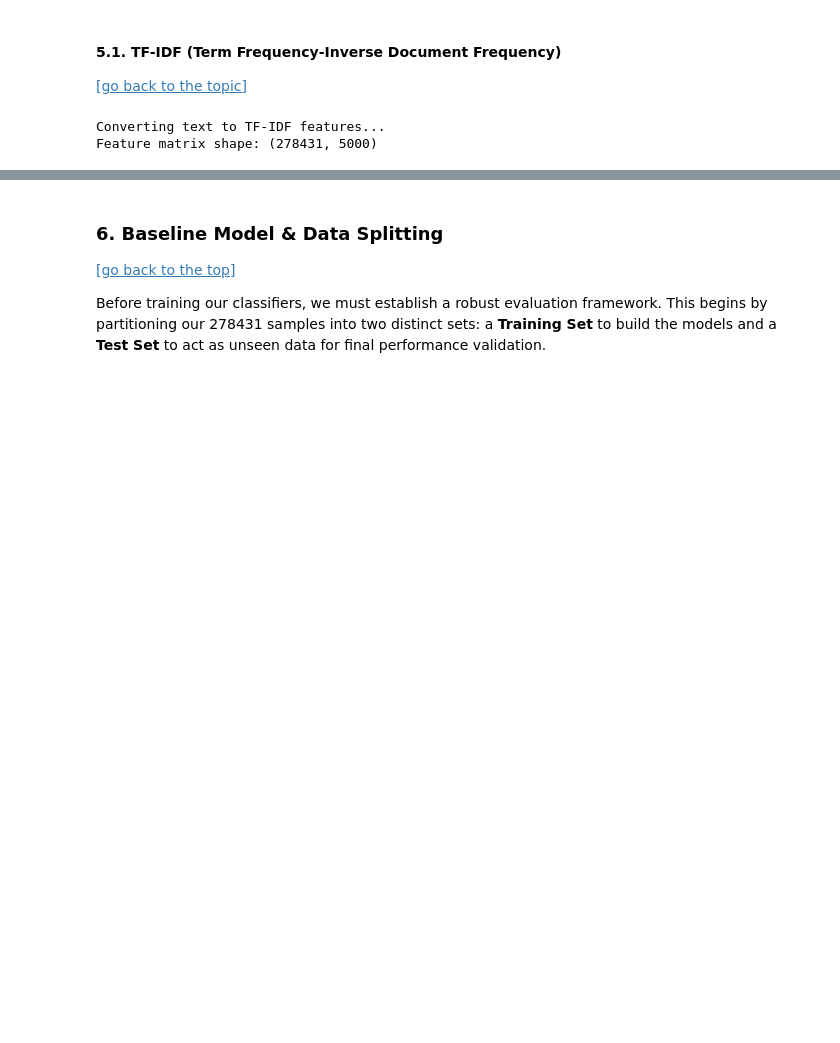
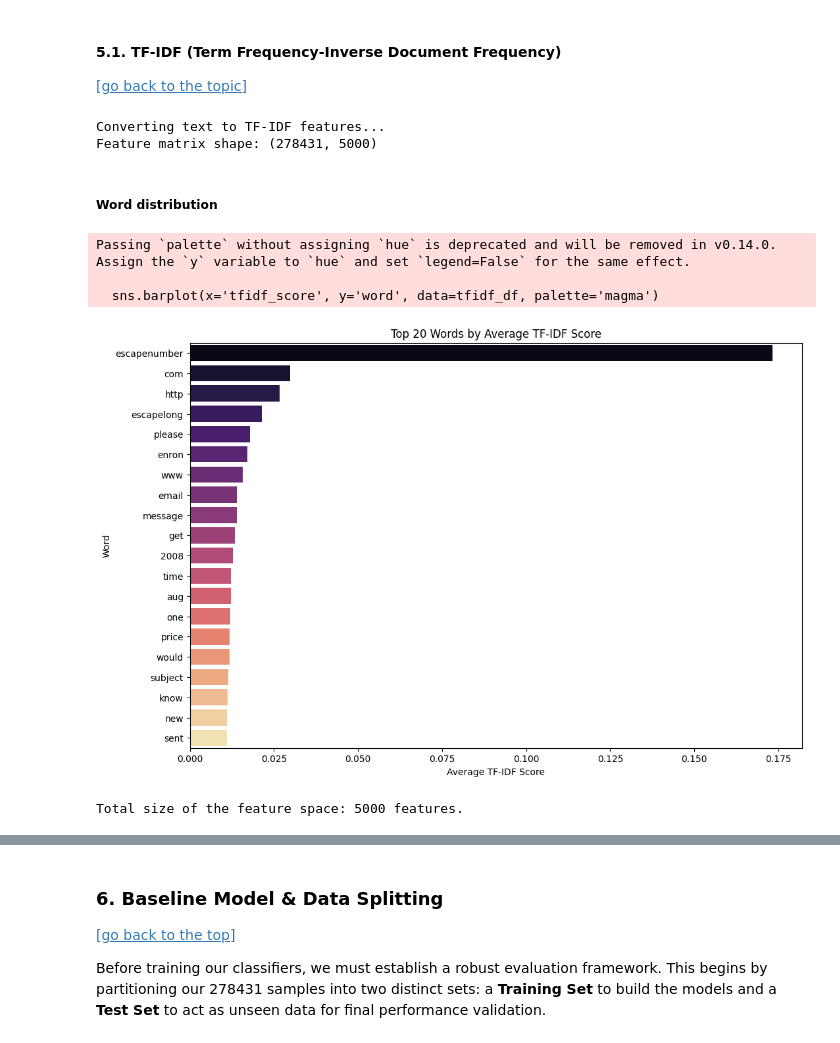
Before and after one commit to Alejandro-131004/Natural-Language-Processing, a Jupyter notebook: Project.ipynb, the cells around one changed output, grey strips where cells are left out. Cells and saved outputs as stored; diff of their text form; code cells hidden in the pictures; blank space fills up the shorter version.

```diff
--- a/Project.ipynb
+++ b/Project.ipynb
@@ -665,6 +669,9 @@ By combining these two factors, TF-IDF assigns higher importance to words that a
 This distinction is crucial for phishing detection. In the Enron corpus, for example, the word `enron` appears very often in legitimate emails. TF-IDF significantly reduces its influence because it does not help separate classes. On the other hand, terms typically associated with phishing such as `verify`, `suspend`, or `account` are less common globally but highly indicative when they appear. TF-IDF assigns them higher weights, allowing the classifier to focus on truly discriminative features.
 
 By emphasizing informative terms and downweighting generic ones, TF-IDF produces a cleaner and more semantically meaningful representation. This improves the effectiveness of traditional models such as `Naive Bayes` or `Support Vector Machines` when dealing with high dimensional data and large datasets, reducing the impact of noise and lowering the risk of overfitting on frequent but uninformative words.
+# %%
+# Load the dataset
+df = pd.read_csv('data/df_preprocessed.csv')
 # %% [markdown]
 #### 5.1. TF-IDF (Term Frequency-Inverse Document Frequency)
 [[go back to the topic]](#5-feature-representation)
@@ -684,3 +691,30 @@ print(f"Feature matrix shape: {X.shape}") # Should be (n_samples, 5000)
 # %% [output]
 Converting text to TF-IDF features...
 Feature matrix shape: (278431, 5000)
+# %% [markdown]
+##### Word distribution
+# %%
+# 1. Calculate the average TF-IDF score for each word across all documents
+# X is your sparse matrix from tfidf.fit_transform
+avg_tfidf = np.asarray(X.mean(axis=0)).ravel()
+feature_names = np.array(tfidf.get_feature_names_out())
+
+# 2. Create a DataFrame for easy sorting and plotting
+tfidf_df = pd.DataFrame({'word': feature_names, 'tfidf_score': avg_tfidf})
+tfidf_df = tfidf_df.sort_values(by='tfidf_score', ascending=False).head(20)
+
+# 3. Visualization
+plt.figure(figsize=(12, 8))
+sns.barplot(x='tfidf_score', y='word', data=tfidf_df, palette='magma')
+plt.title('Top 20 Words by Average TF-IDF Score')
+plt.xlabel('Average TF-IDF Score')
+plt.ylabel('Word')
+plt.show()
+
+print(f"Total size of the feature space: {len(feature_names)} features.")
+# %% [output]
+Passing `palette` without assigning `hue` is deprecated and will be removed in v0.14.0. Assign the `y` variable to `hue` and set `legend=False` for the same effect.
+
+  sns.barplot(x='tfidf_score', y='word', data=tfidf_df, palette='magma')
+[figure, added]
+Total size of the feature space: 5000 features.
```
Also changed, not shown: parts of 19 cells of this notebook, 1 other file.
